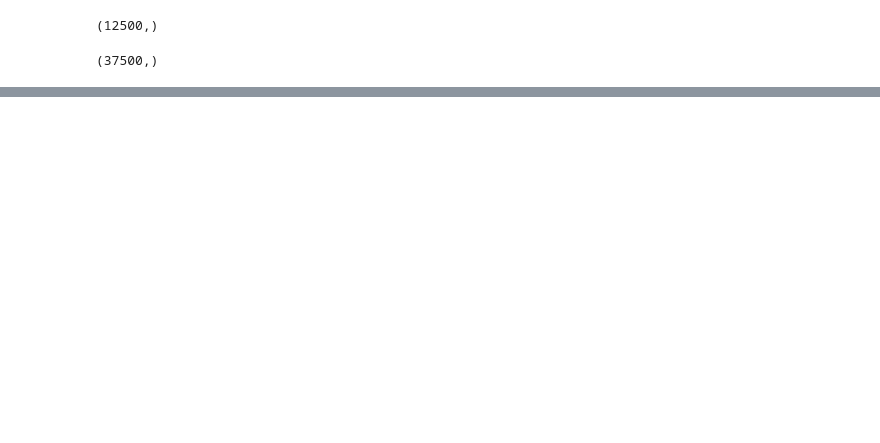
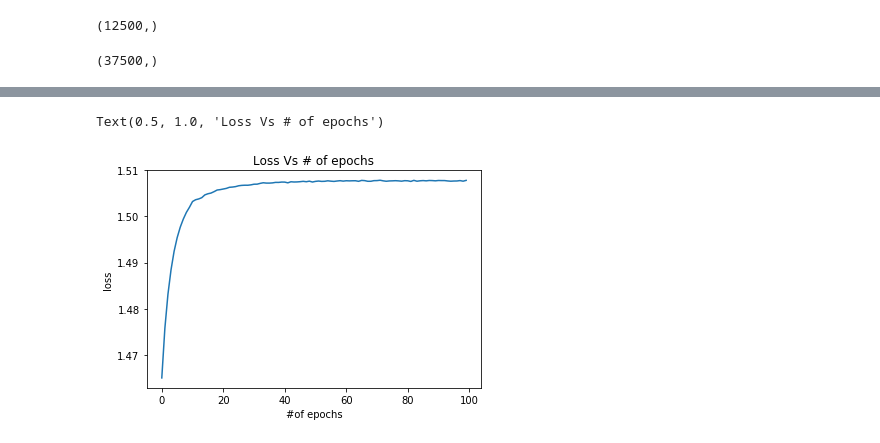
Before and after one commit to T-rex007/Face_recognition, a Jupyter notebook: classifier_NN.ipynb, the cells around one changed output, grey strips where cells are left out. Saved outputs shown, nothing was run; the diff lists cells and outputs as text; code cells hidden in the pictures; blank space fills up the shorter version.

```diff
--- a/classifier_NN.ipynb
+++ b/classifier_NN.ipynb
@@ -18,7 +18,10 @@ d = np.power(np.abs(feat1-feat2), 2)
 xtrain, xtest, ytrain, ytest = train_test_split(d, labels, shuffle = True, random_state = 42)
 # %%
 d1 = np.power(np.abs(feat3-feat2), 2)
-xtrain, xtest, ytrain, ytest = train_test_split(d1, labels34, shuffle = True, random_state = 42)
+xtrain, xtest, ytrain, ytest = train_test_split(d1, labels34, shuffle = True,
+                                                random_state = 42)
+#xtrain = xtrain.reshape((xtrain.shape[0], xtrain.shape[1], 1 ))
+#xtest = xtest.reshape((xtest.shape[0], xtest.shape[1], 1 ))
 # %%
 xtrain.shape
 # %% [output]
@@ -45,21 +48,29 @@ he_init = tf.keras.initializers.VarianceScaling()
 
 model = Sequential()
 model.add(Dense(50, activation = 'elu', kernel_initializer = he_init,
-                kernel_regularizer = l1(0.00001)))
+                kernel_regularizer = l1(0.0001),
+                #input_shape = (1,128)
+               ))
 model.add(Dense(10, activation = 'elu',kernel_initializer = he_init))
 model.add(Dense(1, activation = "sigmoid", kernel_initializer = he_init))
 # %%
+from tensorflow.keras.callbacks import ModelCheckpoint, ReduceLROnPlateau
+mcp = ModelCheckpoint("models_chpt/best_modelD.hdf5",verbose = 1,
+                      monitor = "val_loss", save_best_only = True, save_weights_only = True)
+red_lr = tf.keras.callbacks.ReduceLROnPlateau(monitor='val_loss', factor =0.5)
 opt = tf.keras.optimizers.Adam(0.001)
 model.compile(optimizer = opt, loss = "binary_crossentropy",
               metrics = ["accuracy"] )
 # %%
 bz = 100
+epochs = 100
 history = model.fit(
     xtrain,
     ytrain,
-    epochs = 50,
+    epochs = epochs,
     batch_size = bz,
-    validation_data =(xtest, ytest)
+    validation_data =(xtest, ytest),
+    callbacks = [mcp, red_lr]
 )
 # %% [output]
 Train on 37500 samples, validate on 12500 samples
@@ -82,0 +93,9 @@ KeyboardInterrupt:
+# %%
+%matplotlib inline
+plt.plot( [i for i in range(epochs)], history.history['val_loss'], label = "validation loss")
+plt.xlabel("#of epochs")
+plt.ylabel("loss")
+plt.title("Loss Vs # of epochs")
+# %% [output]
+Text(0.5, 1.0, 'Loss Vs # of epochs')
+[figure, added]
```
Also changed, not shown: parts of 6 cells of this notebook, 3 other files.
